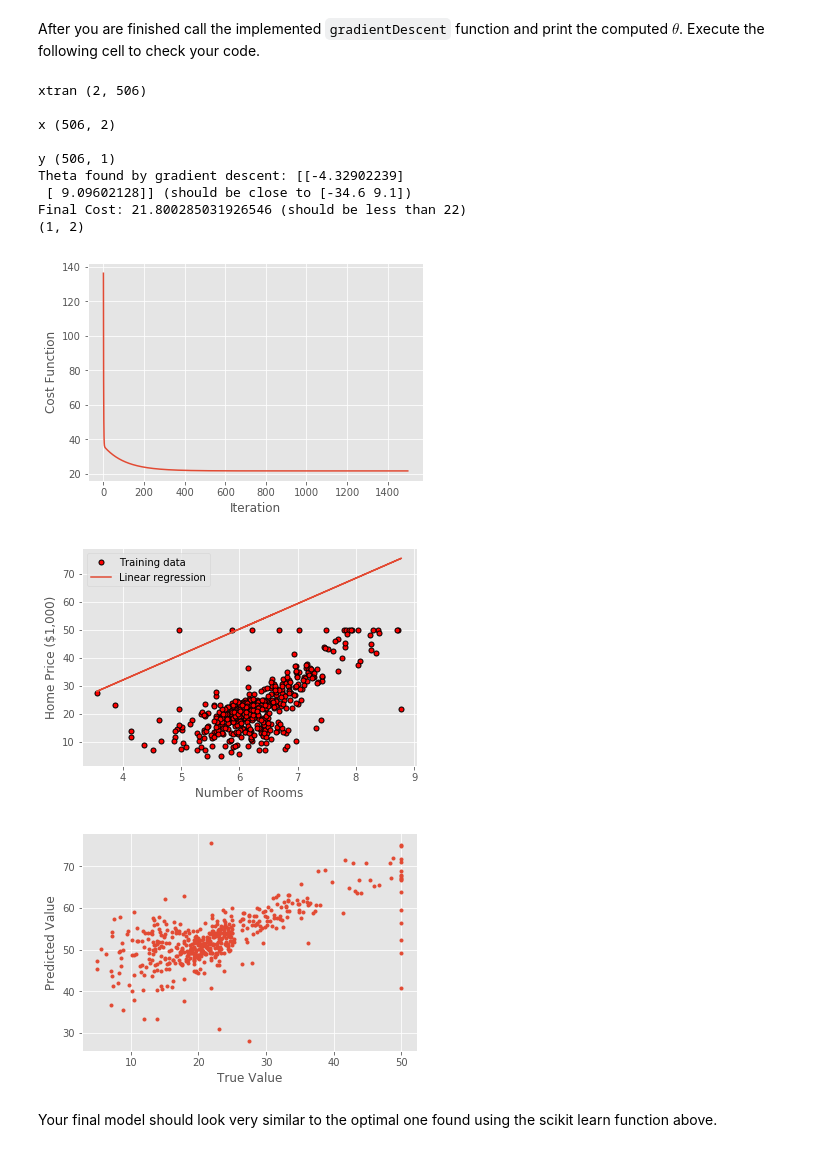
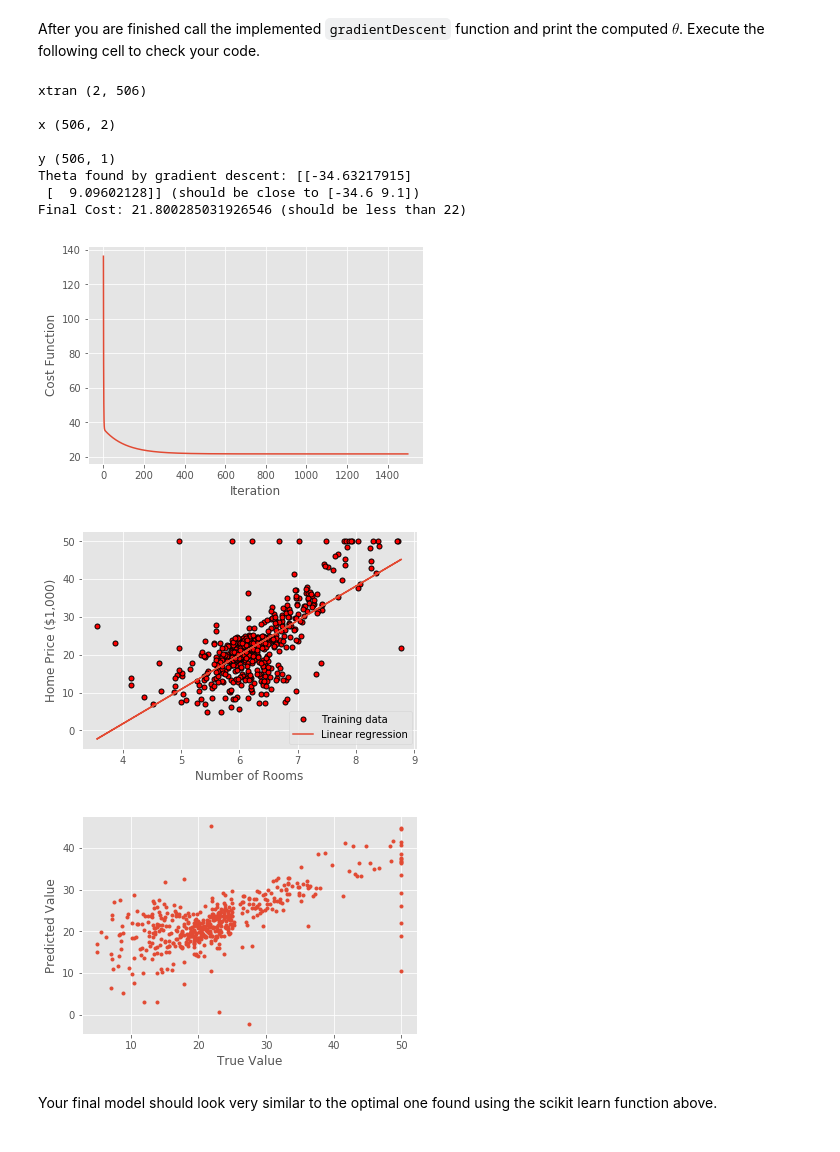
Before and after one commit to pbarrett21/Machine-Learning-Practice, a Jupyter notebook: Linear_Regression.ipynb, the cells around one changed output. Saved outputs shown, nothing was run; the diff lists cells and outputs as text; code cells hidden in the pictures.

```diff
--- a/Linear_Regression.ipynb
+++ b/Linear_Regression.ipynb
@@ -235,6 +235,7 @@ def computeCost(X, y, theta):
     J = 0
 
     # ====================== YOUR CODE HERE =====================
+    theta = theta.reshape((2,1))
     J = (1/2) * np.mean( np.square(X@theta - y) )
     # ===========================================================
 
@@ -323,30 +324,28 @@ def gradientDescent(X, y, theta, alpha, num_iters):
     # are passed by reference to functions
     theta = theta.copy()
 
+    #change theta shape for matrix multiplication
+    theta = theta.reshape((2,1))
+
     J_history = [] # Use a python list to save cost in every iteration
 
     # scale the room number so that it converges more quickly
     X = X.copy()
     X[:,-1] /= 8.
 
-    print("xtran", X.transpose().shape)
-    print("\nx", X.shape)
-    print("\ny", y.shape)
-
     for i in range(num_iters):
 
       # ==================== YOUR CODE HERE =================================
-
+        theta = theta - (alpha/m)*(X.transpose()@(X@theta - y))
       # =====================================================================
 
       # save the cost J in every iteration
-        #theta = theta - alpha*X.transpose()*np.mean(X@theta-y)
-        theta = theta - (alpha/m)*X.transpose()@(X@theta - y)
         J_history.append(computeCost(X, y, theta))
 
     # scale up the theta value that corresponds to the room number so it works
     # on unscaled data
-    theta[:,-1] /= 8.
+    #changed scale to correspond with new theta shape
+    theta[1] /= 8.
 
     return theta, J_history
 # %% [markdown]
@@ -354,8 +353,6 @@ After you are finished call the implemented `gradientDescent` function and print
 # %%
 # initialize fitting parameters
 theta_init = np.zeros((1,2))
-#changing theta_init shape
-theta_init = theta_init.reshape((2,1))
 
 # some gradient descent setting
 # (these settings should work well if you exactly
@@ -366,37 +363,36 @@ alpha = 1.0
 theta_single, J_history = gradientDescent(X_aug_single, y, theta_init, alpha, iterations)
 
 print('Theta found by gradient descent: {} (should be close to [-34.6 9.1])'.format(theta_single))
 print('Final Cost: {} (should be less than 22)'.format(J_history[-1]))
 
 plt.figure()
 plt.plot(J_history)
 plt.xlabel('Iteration')
 plt.ylabel('Cost Function')
 
 #change theta single
 theta_single = theta_single.reshape((1,2))
 
 # plot the linear fit
 plotData(X, y)
 plt.plot(X, X_aug_single@theta_single.T, '-')
 plt.legend(['Training data', 'Linear regression']);
 
 plt.figure()
 plt.plot(y, X_aug_single@theta_single.T, '.')
 plt.xlabel('True Value');
 plt.ylabel('Predicted Value');
 # %% [output]
 xtran (2, 506)
 
 x (506, 2)
 
 y (506, 1)
-Theta found by gradient descent: [[-4.32902239]
- [ 9.09602128]] (should be close to [-34.6 9.1])
+Theta found by gradient descent: [[-34.63217915]
+ [  9.09602128]] (should be close to [-34.6 9.1])
 Final Cost: 21.800285031926546 (should be less than 22)
-(1, 2)
 [figure]
-[figure, old version]
+[figure, new version]
 [figure]
 # %% [markdown]
 Your final model should look very similar to the optimal one found using the scikit learn function above.
```
Also changed, not shown: parts of 1 cell of this notebook.
